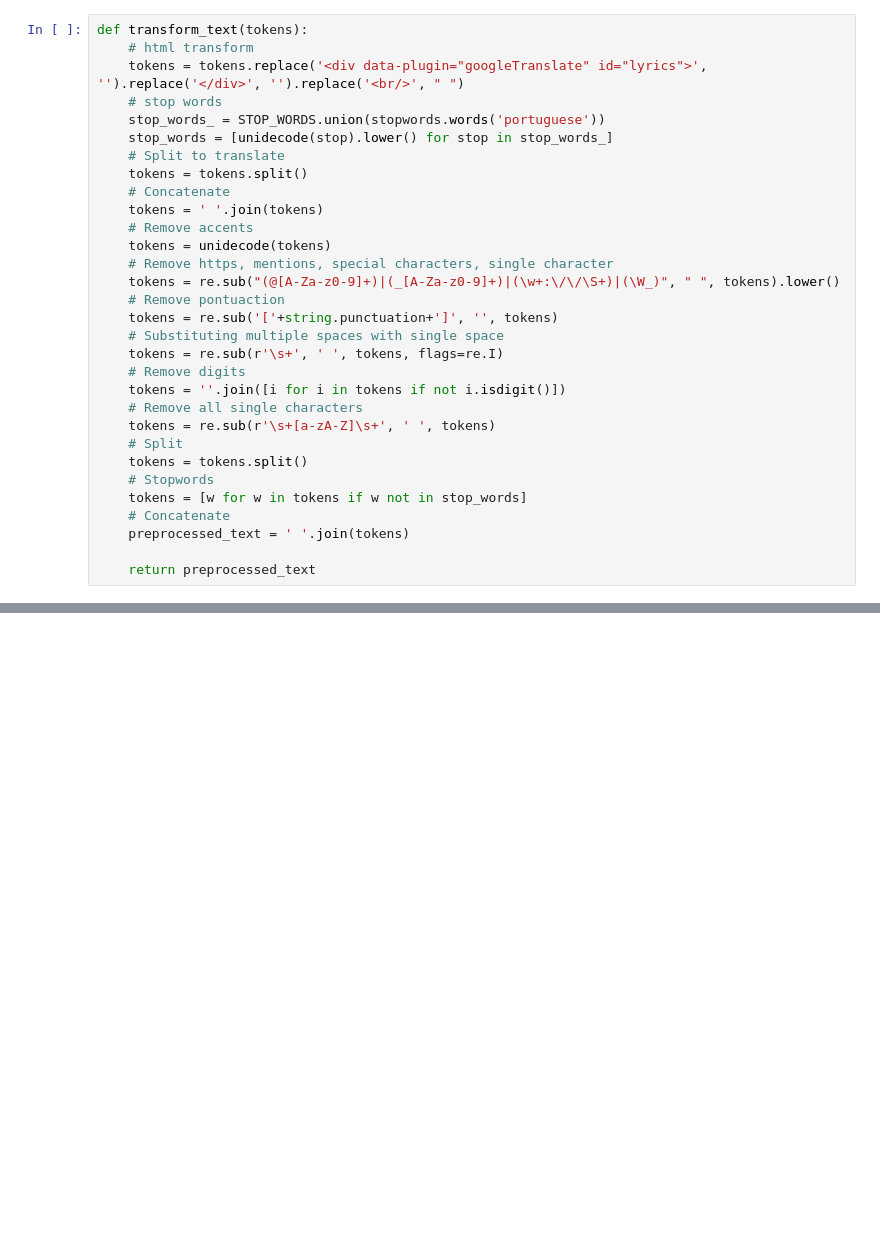
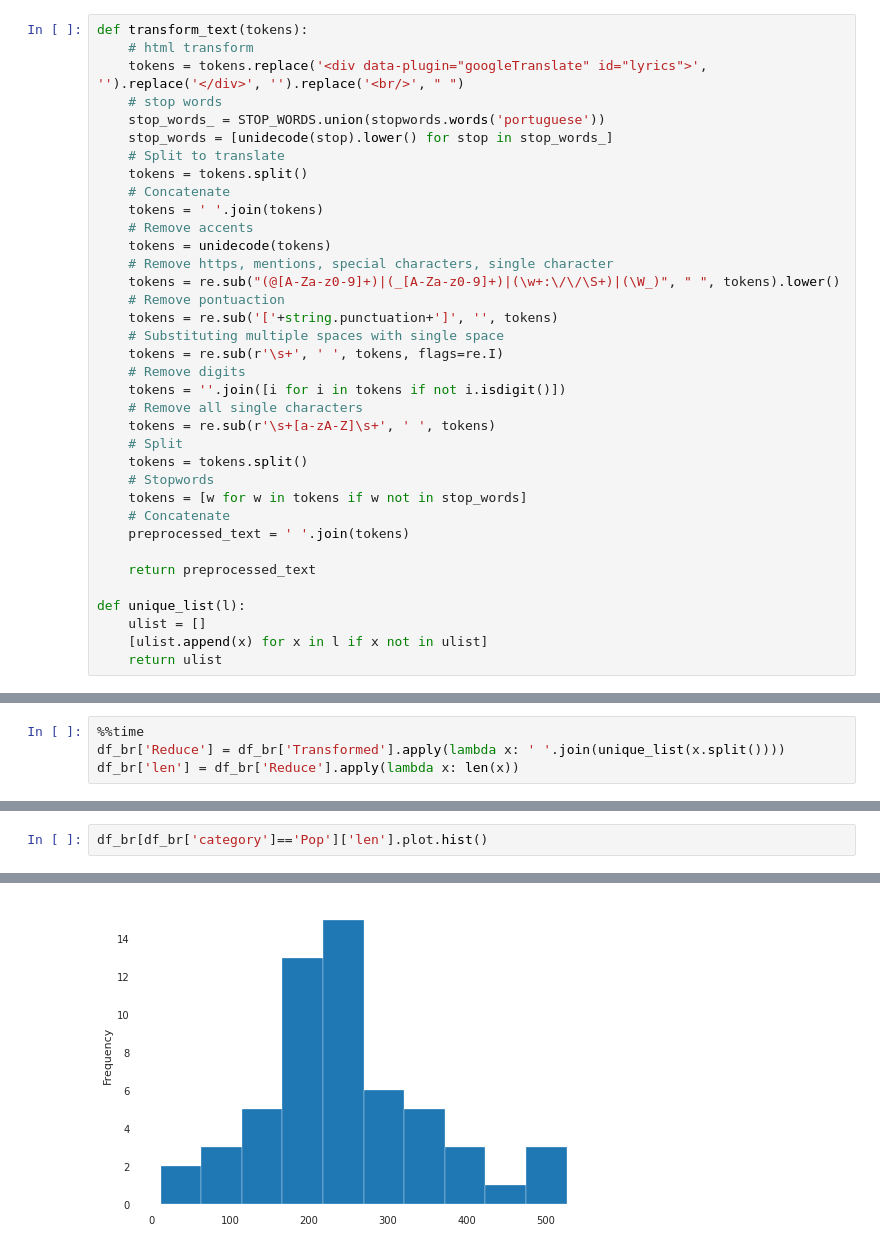
Before and after one commit to joaoflauzino/music_style, a Jupyter notebook: analysis.ipynb, the cells around one changed output, grey strips where cells are left out. Drawn from its saved outputs; the diff is of its cells as text; blank space fills up the shorter version.

```diff
--- a/analysis.ipynb
+++ b/analysis.ipynb
@@ -42,3 +50,8 @@ def transform_text(tokens):
     preprocessed_text = ' '.join(tokens)
 
     return preprocessed_text
+
+def unique_list(l):
+    ulist = []
+    [ulist.append(x) for x in l if x not in ulist]
+    return ulist
@@ -79,0 +92,4 @@ plt.show()
+# %%
+%%time
+df_br['Reduce'] = df_br['Transformed'].apply(lambda x: ' '.join(unique_list(x.split())))
+df_br['len'] = df_br['Reduce'].apply(lambda x: len(x))
@@ -79,0 +99,3 @@ plt.show()
+# %%
+df_br[df_br['category']=='Pop']['len'].plot.hist()
+# %% [output]
@@ -79,0 +103 @@ plt.show()
+[figure, added]
```
Also changed, not shown: parts of 21 cells of this notebook, 6 other files.
